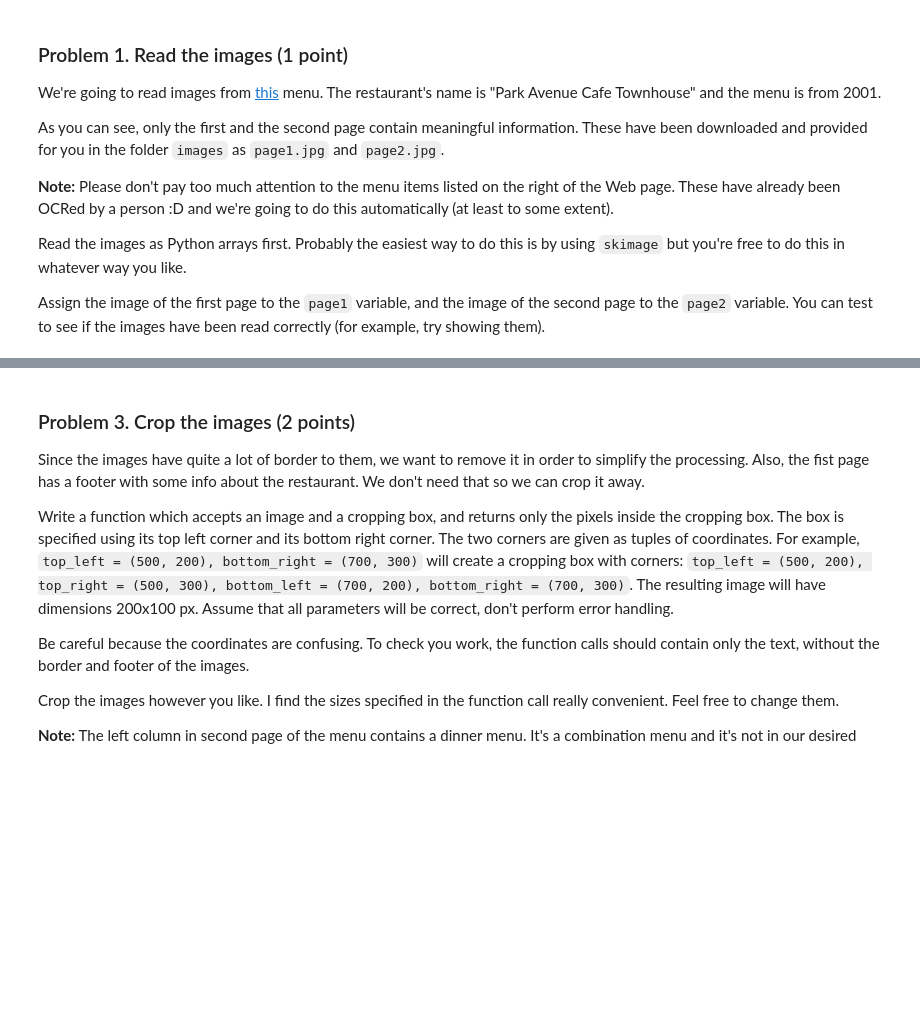
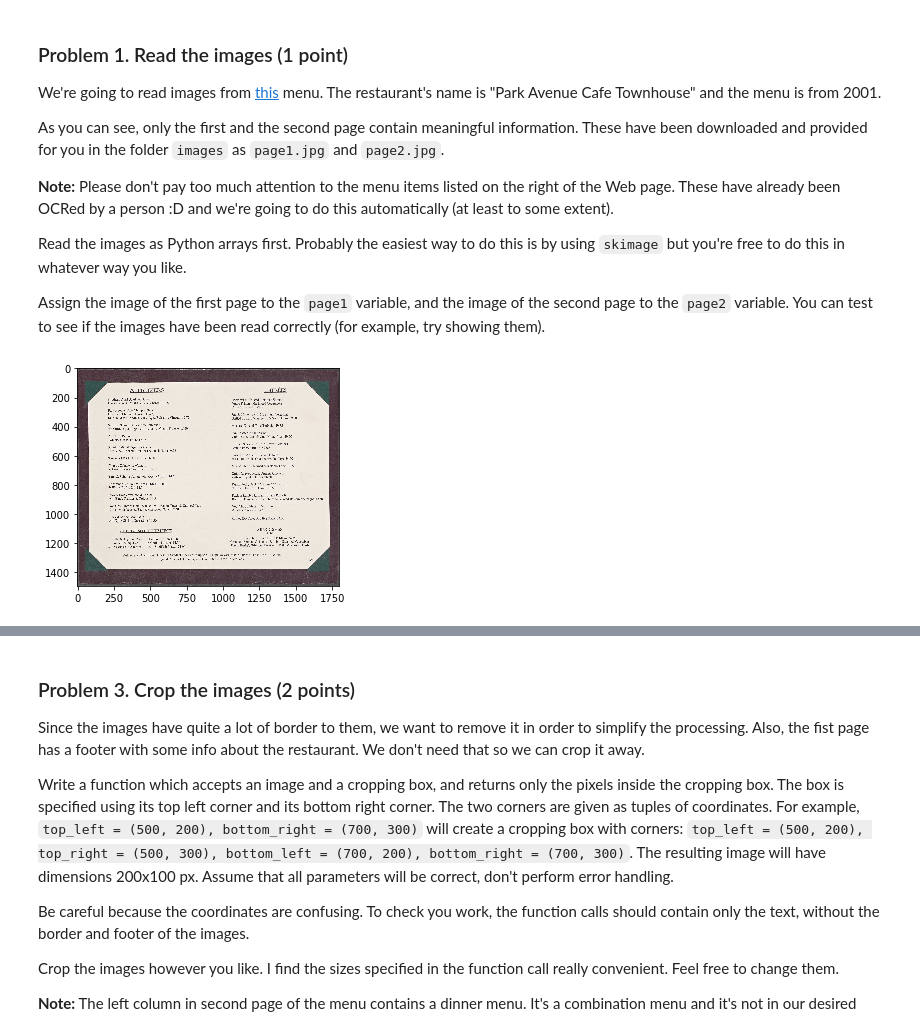
Before and after one commit to teodora-petkova/artificial-intelligence-course, a Jupyter notebook: Data-Science/Labs/03. Working-with-Images-and-Text-Lab/Working with Images and Text Lab.ipynb, the cells around one changed output, grey strips where cells are left out. Drawn from its saved outputs; the diff is of its cells as text; code cells hidden in the pictures; blank space fills up the shorter version.

Commit message:
added solutions for the lab with images and text processing

```diff
--- a/Data-Science/Labs/03. Working-with-Images-and-Text-Lab/Working with Images and Text Lab.ipynb
+++ b/Data-Science/Labs/03. Working-with-Images-and-Text-Lab/Working with Images and Text Lab.ipynb
@@ -42,0 +42,10 @@ raise NotImplementedError()
+# %%
+page1 = None
+page2 = None
+page1 = imread('images/page1.jpg')
+page2 = imread('images/page2.jpg')
+# %%
+plt.imshow(page1)
+plt.show()
+# %% [output]
+[figure, added]
```
Also changed, not shown: parts of 23 cells of this notebook, 3 other files.
